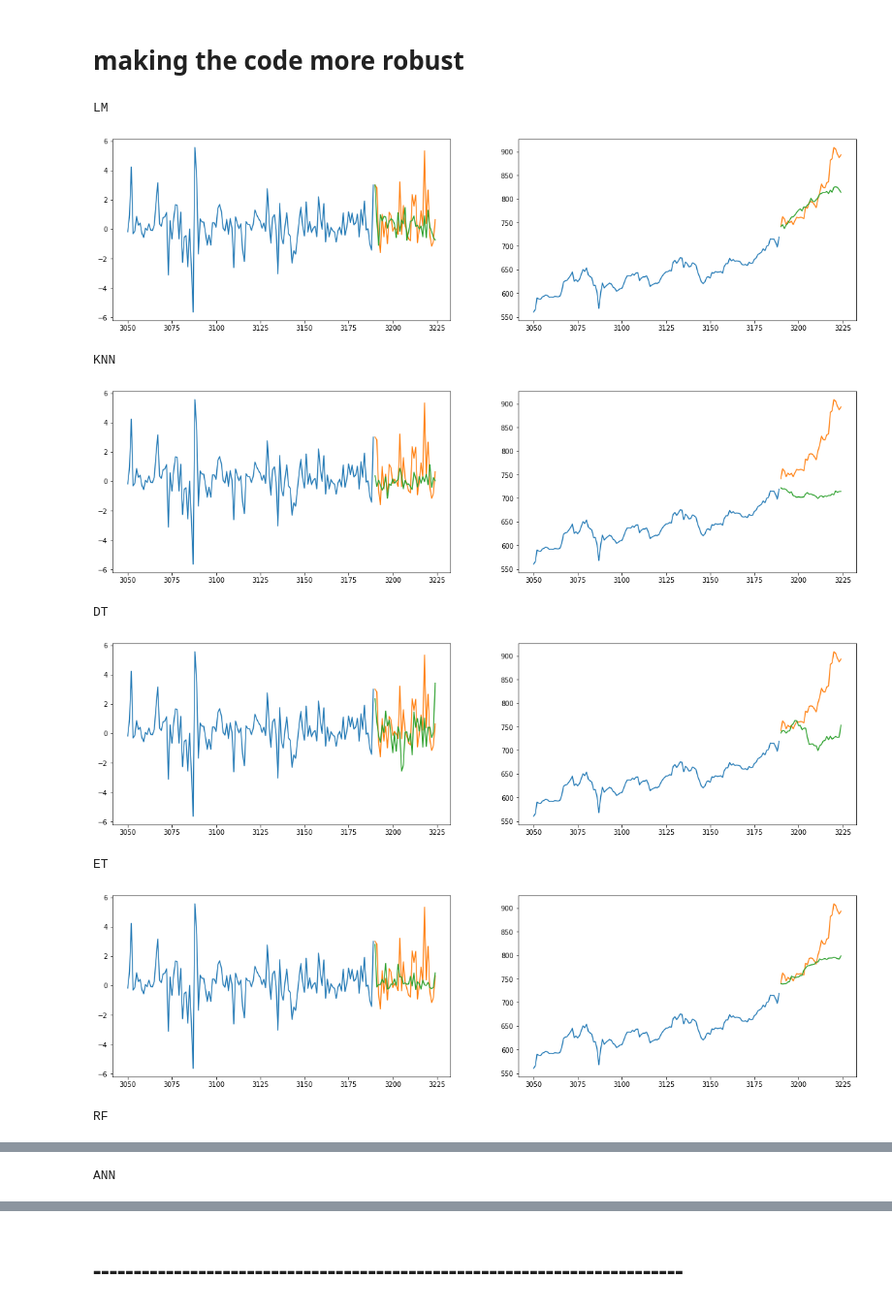
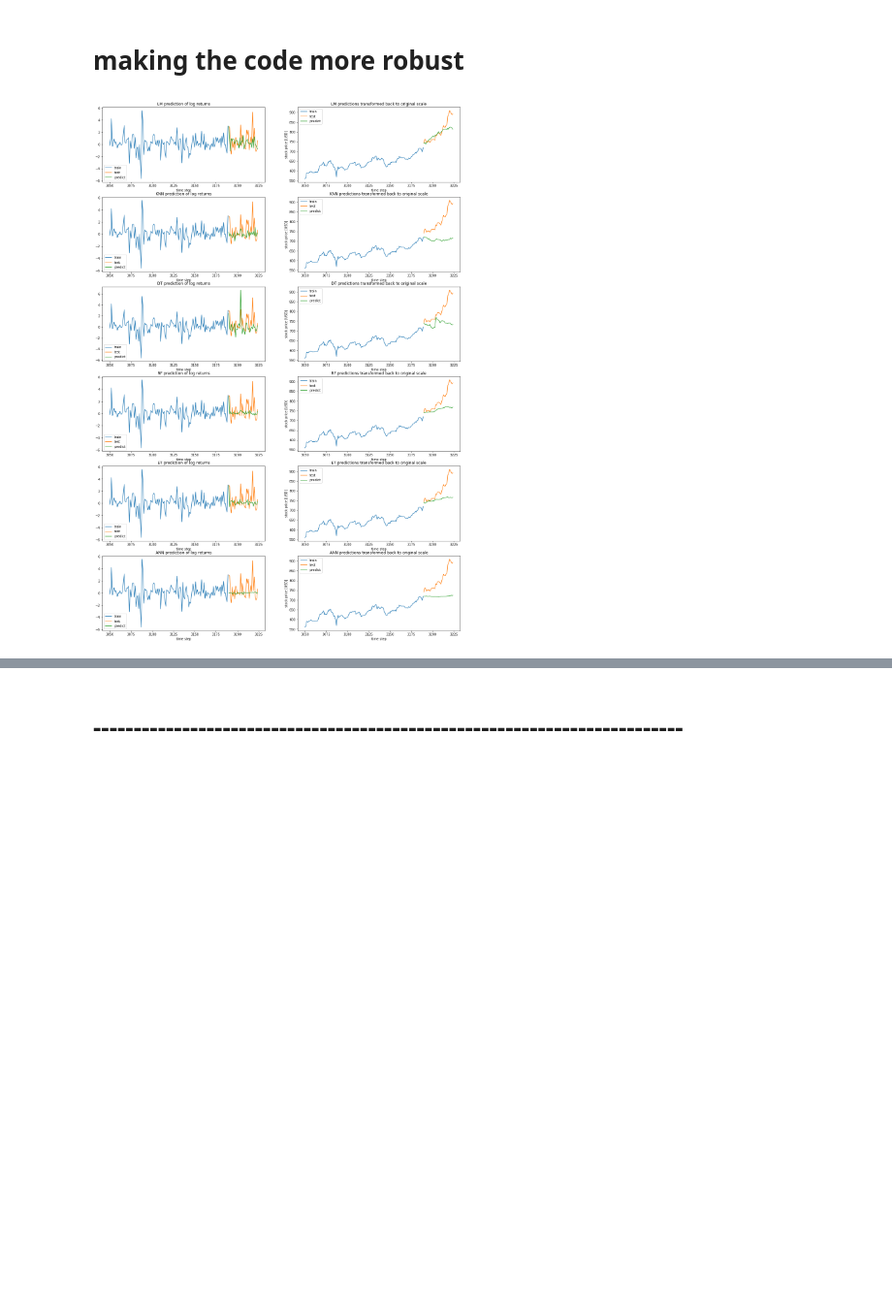
Before and after one commit to Sekarski/MasterThesis, a Jupyter notebook: exploration/MachineLearningApprochClean.ipynb, the cells around one changed output, grey strips where cells are left out. Shown: that part at 97% size. Cells and saved outputs as stored; diff of their text form; code cells hidden in the pictures; blank space fills up the shorter version.

```diff
--- a/exploration/MachineLearningApprochClean.ipynb
+++ b/exploration/MachineLearningApprochClean.ipynb
@@ -490,57 +462,63 @@ y_train, y_test = split_data(responses,cut_idx)
 x_train = x_train[:-forward_timesteps]
 y_train = y_train[:-forward_timesteps]
 
+#Scaler
+scaler = MinMaxScaler()
+x_train_minmax = scaler.fit_transform(x_train,y_train)
+
 metrics = pd.DataFrame(index=reg.keys(),columns=["MSE","R2","MSE_original_scale","R2_original_scale"])
 # %%
 for model in reg:
-    reg[model].fit(x_train,y_train)
+    reg[model].fit(x_train_minmax,y_train)
 # %%
+fig, axs =plt.subplots(len(reg),2,figsize=(20,5*len(reg)))
+i = 0
+
 for model in reg:
-    print(model)
-
-    y_predict = reg[model].predict(x_test)
+    y_predict = reg[model].predict(scaler.transform(x_test))
     y_predict = pd.DataFrame(y_predict, index=x_test.index)
 
     #we need the initial stock price to transforme the returns back into the real price
     iidx = pd.Timestamp(pd.to_datetime(y_train.index[0])+dt.timedelta(hours=-1))
     initial = tsla_price.iloc[tsla_price.index.get_loc(iidx,method="pad")]
 
     #change the returns back to the price (os=original scale)
     y_train_os = convert_from_logret(y_train,initial)
     y_test_os = convert_from_logret(y_test,data['Open'][cut_idx],axis=1)
     y_predict_os = convert_from_logret(y_predict,data['Open'][cut_idx],axis=1)
 
 
-    fig, axs =plt.subplots(1,2,figsize=(20,5))
 
     #n_train = len(y2_train_os['returns'])
     n_train = len(data['Open'][:cut_idx])
     n_test = len(y_test_os.iloc[0])
     #print(n_train, n_test, backward_timesteps)
 
-    axs[0].plot(range(n_train+backward_timesteps,n_train),data['returns'][:cut_idx][backward_timesteps:])
-    axs[0].plot(range(n_train,n_train+n_test),y_test.iloc[0])
-    axs[0].plot(range(n_train,n_train+n_test),y_predict.iloc[0])
+    axs[i,0].plot(range(n_train+backward_timesteps,n_train),data['returns'][:cut_idx][backward_timesteps:])
+    axs[i,0].plot(range(n_train,n_train+n_test),y_test.iloc[0])
+    axs[i,0].plot(range(n_train,n_train+n_test),y_predict.iloc[0])
 
-    axs[1].plot(range(n_train+backward_timesteps,n_train),data['Open'][:cut_idx][backward_timesteps:])
-    axs[1].plot(range(n_train,n_train+n_test),y_test_os.iloc[0])
-    axs[1].plot(range(n_train,n_train+n_test),y_predict_os.iloc[0])
+    axs[i,0].legend(['train','test','predict'])
+    axs[i,0].set_title(model + ' prediction of log returns')
+    axs[i,0].set_xlabel("time step")
 
-    plt.show()
+    axs[i,1].plot(range(n_train+backward_timesteps,n_train),data['Open'][:cut_idx][backward_timesteps:])
+    axs[i,1].plot(range(n_train,n_train+n_test),y_test_os.iloc[0])
+    axs[i,1].plot(range(n_train,n_train+n_test),y_predict_os.iloc[0])
+
+    axs[i,1].legend(['train','test','predict'])
+    axs[i,1].set_title(model + ' predictions transformed back to original scale')
+    axs[i,1].set_xlabel("time step")
+    axs[i,1].set_ylabel("stock price [USD]")
+
 
     metrics["MSE"][model] = mean_squared_error(y_test.iloc[0], y_predict.iloc[0])
     metrics["R2"][model] = r2_score(y_test.iloc[0],y_predict.iloc[0])
     metrics["MSE_original_scale"][model] = mean_squared_error(y_test_os.iloc[0],y_predict_os.iloc[0])
     metrics["R2_original_scale"][model] = r2_score(y_test_os.iloc[0],y_predict_os.iloc[0])
 
-print(metrics)
+    i=i+1
+
+plt.show()
 # %% [output]
-LM
-[figure, old version]
+[figure, new version]
-KNN
-[figure, removed]
-DT
-[figure, removed]
-ET
-[figure, removed]
-RF
@@ -548 +524,0 @@ RF
-ANN
```
Also changed, not shown: parts of 8 cells of this notebook, 8 other files.
